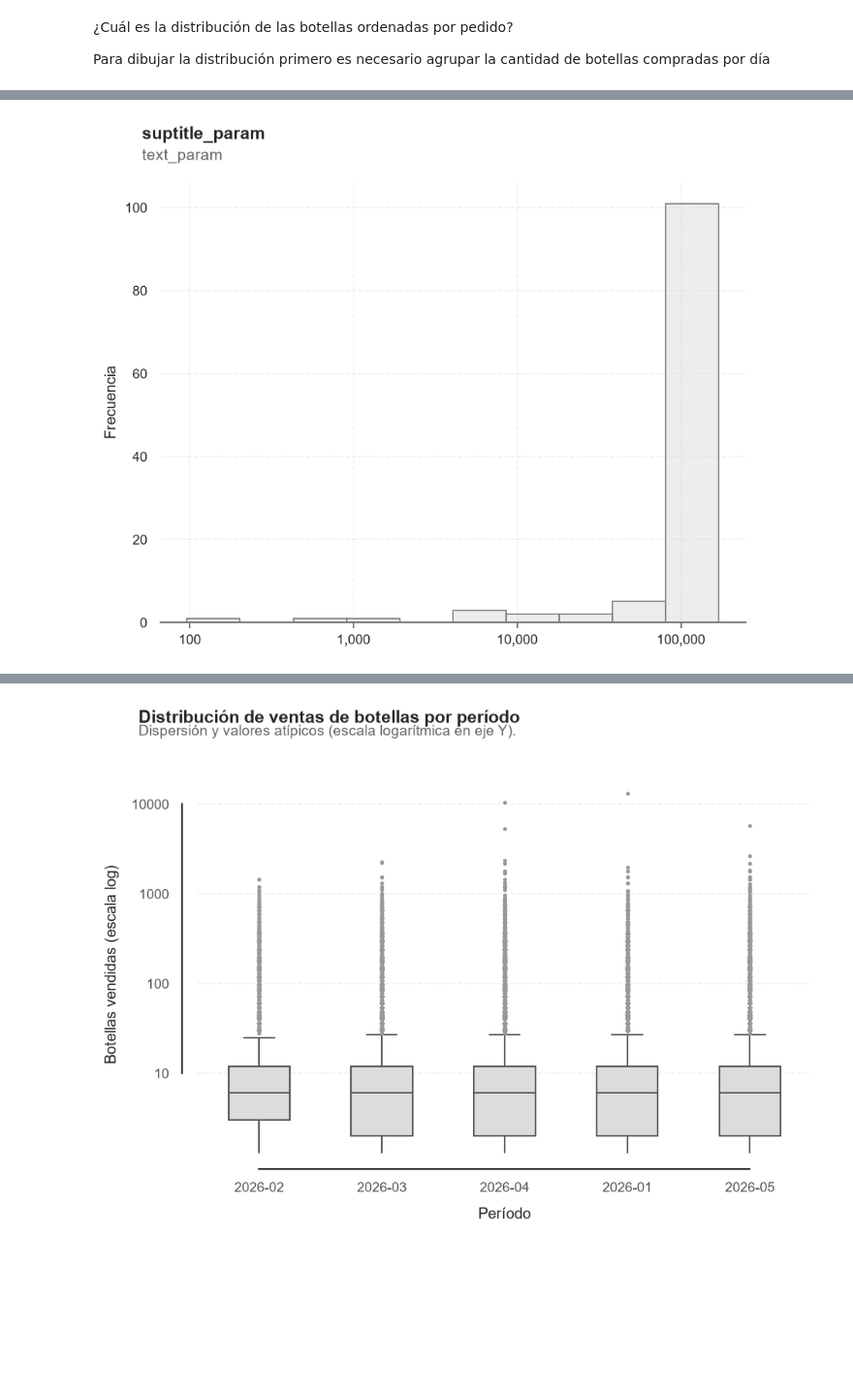
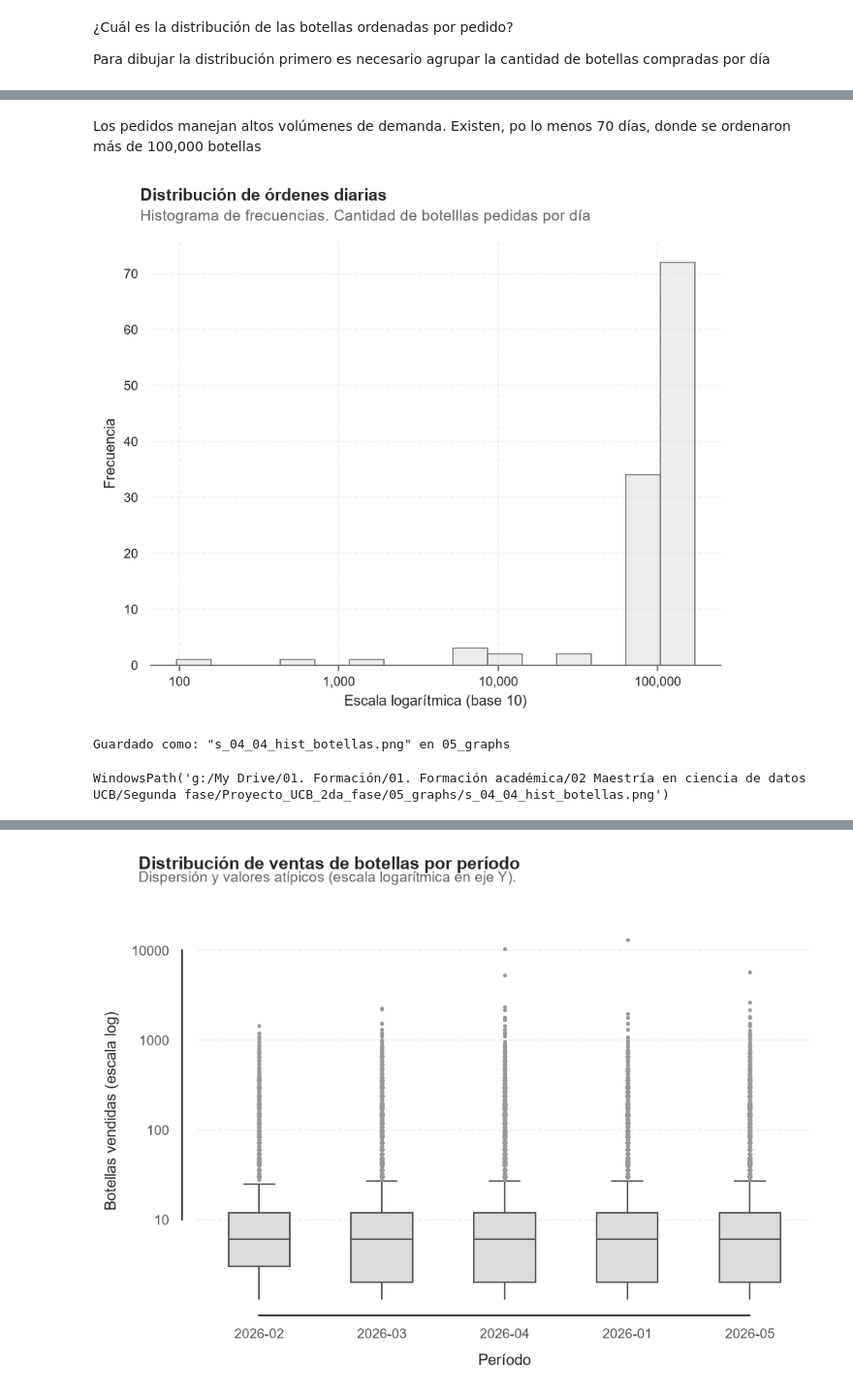
Before and after one commit to charliebrown007/Proyecto_UCB_2da_fase, a Jupyter notebook: 03_scripts/s_04_Fase_02.ipynb, the cells around one changed output, grey strips where cells are left out. Shown at 97% size. Saved outputs shown, nothing was run; the diff lists cells and outputs as text; code cells hidden in the pictures; blank space fills up the shorter version.

```diff
--- a/03_scripts/s_04_Fase_02.ipynb
+++ b/03_scripts/s_04_Fase_02.ipynb
@@ -260,55 +223,15 @@ shape: (116, 2)
-# %%
-from pathlib import Path
-import matplotlib.pyplot as plt
-import matplotlib.ticker as ticker
-import polars as pl
-from pyprojroot import here
-import seaborn as sns
-
-sns.set_theme(
-    context = 'paper',
-    style = 'white',
-    rc = {'axes.grid': True, 'grid.linestyle': '--', 'grid.alpha': 0.3})
-
-g = sns.displot(
-    data = df_01.group_by('ordered_on').agg(pl.sum('sales_bottles')),
-    x = 'sales_bottles',
-    kind = 'hist',
-    bins = 10,
-    log_scale = (True, False),       # Escala logarítmica en base 10: eje "x" y eje "y"
-    color = '#DCDCDC',
-    edgecolor = '#777777',
-    element = 'bars',
-    alpha = 0.5,
-    height = 5,
-    aspect = 1.2 )
-
-g.despine(left = True, bottom = False)
-g.set_axis_labels( x_var = '', y_var = 'Frecuencia' )
-g.figure.subplots_adjust(top = 0.90)
-
-g.figure.suptitle(
-        'suptitle_param',
-        x = 0.08,
-        y = 1.00,
-        ha = 'left',
-        weight = 'bold',
-        size = 11 )
-
-g.figure.text(
-    x = 0.08,
-    y = 0.94,
-    s = 'text_param',
-    ha = 'left',
-    fontsize = 10,
-    color = '#666666' )
-
-for ax in g.axes.flat:
-    ax.xaxis.set_major_formatter(ticker.StrMethodFormatter('{x:,.0f}'))
-    ax.yaxis.set_major_formatter(ticker.StrMethodFormatter('{x:,.0f}'))
-    ax.tick_params(axis = 'x', bottom = True, length = 4, color = '#777777')
-    ax.spines['bottom'].set_color('#777777')
-
-plt.show()
-# %% [output]
-[figure, removed]
+# %% [markdown]
+Los pedidos manejan altos volúmenes de demanda. Existen, po lo menos 70 días, donde se ordenaron más de 100,000 botellas
+# %%
+plot_cat_function_02(
+    df_param = df_01.group_by('ordered_on').agg(pl.sum('sales_bottles')),
+    df_var = 'sales_bottles',
+    bins_param = 15,
+    suptitle_param = 'Distribución de órdenes diarias',
+    text_param = 'Histograma de frecuencias. Cantidad de botelllas pedidas por día',
+    file_param = 's_04_04_hist_botellas.png',
+    show_param = True)
+# %% [output]
+[figure, added]
+Guardado como: "s_04_04_hist_botellas.png" en 05_graphs
+WindowsPath('g:/My Drive/01. Formación/01. Formación académica/02 Maestría en ciencia de datos UCB/Segunda fase/Proyecto_UCB_2da_fase/05_graphs/s_04_04_hist_botellas.png')
```
Also changed, not shown: parts of 9 cells of this notebook, 3 other files.
